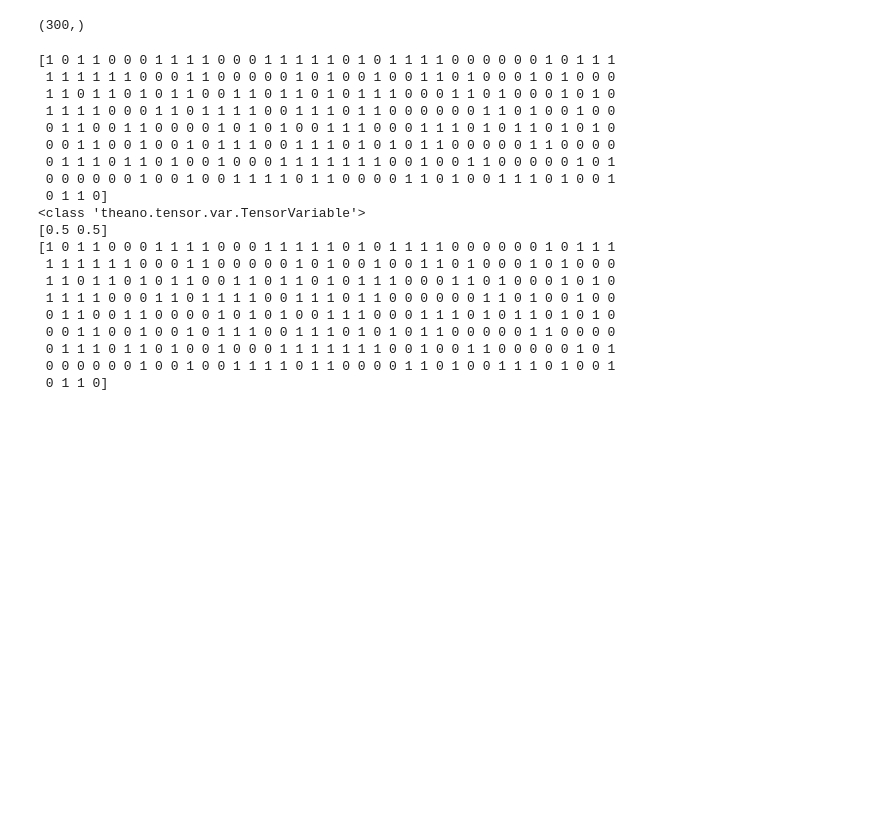
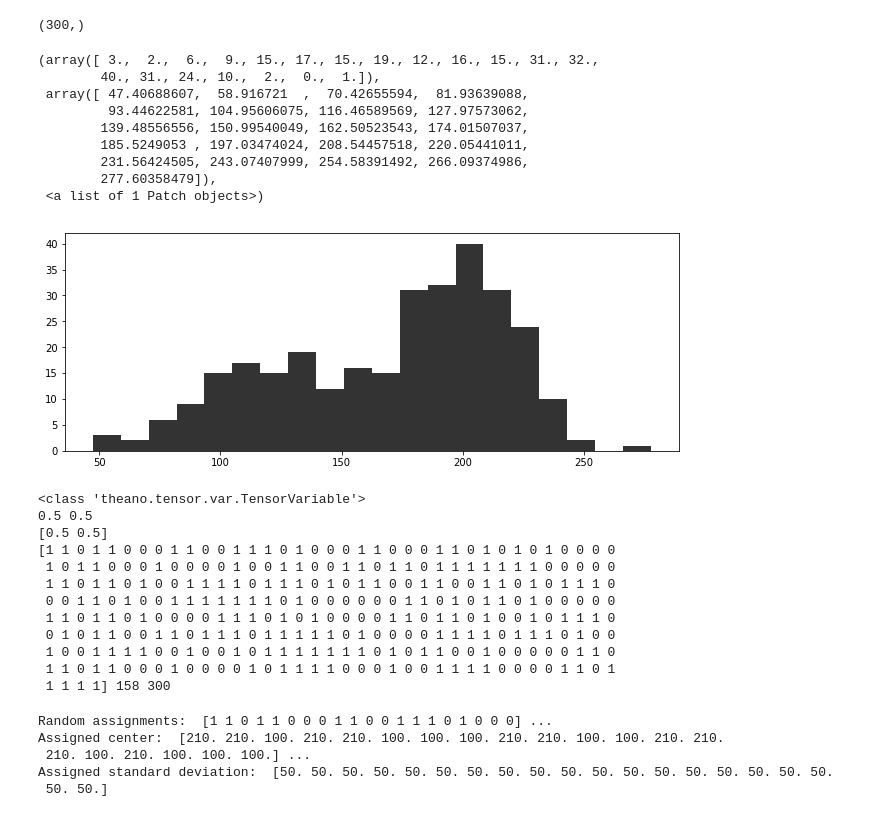
Before and after one commit to ctylim/PyMC-Learning, a Jupyter notebook: Work1/mcmc.ipynb, the cells around one changed output. Drawn from its saved outputs; the diff is of its cells as text; code cells hidden in the pictures; blank space fills up the shorter version.

```diff
--- a/Work1/mcmc.ipynb
+++ b/Work1/mcmc.ipynb
@@ -1,45 +1,48 @@
 # %%
 import pymc3 as pm
 import theano.tensor as T
 import numpy as np
 import matplotlib.pyplot as plt
 
 data = np.loadtxt("data/mixture_data.csv", delimiter=",")
 print(data.shape)
+plt.hist(data, bins=20, color="k", histtype="stepfilled", alpha=0.8)
 # %% [output]
 (300,)
+(array([ 3.,  2.,  6.,  9., 15., 17., 15., 19., 12., 16., 15., 31., 32.,
+        40., 31., 24., 10.,  2.,  0.,  1.]),
+ array([ 47.40688607,  58.916721  ,  70.42655594,  81.93639088,
+         93.44622581, 104.95606075, 116.46589569, 127.97573062,
+        139.48556556, 150.99540049, 162.50523543, 174.01507037,
+        185.5249053 , 197.03474024, 208.54457518, 220.05441011,
+        231.56424505, 243.07407999, 254.58391492, 266.09374986,
+        277.60358479]),
+ <a list of 1 Patch objects>)
+[figure, added]
 # %%
 with pm.Model() as model:
     p1 = pm.Uniform('p', 0, 1)
     p2 = 1 - p1
     p = T.stack([p1, p2])
     val = np.random.randint(0, 2, data.shape[0])
-    print(val)
     assignment = pm.Categorical("assignment", p,
                                 shape=data.shape[0],
                                 testval=val)
 
 print(type(p))
+print(p1.tag.test_value, p2.tag.test_value)
 print(p.tag.test_value)
-print(assignment.tag.test_value)
+print(assignment.tag.test_value, np.sum(assignment.tag.test_value), len(assignment.tag.test_value))
 # %% [output]
-[1 0 1 1 0 0 0 1 1 1 1 0 0 0 1 1 1 1 1 0 1 0 1 1 1 1 0 0 0 0 0 0 1 0 1 1 1
- 1 1 1 1 1 1 0 0 0 1 1 0 0 0 0 0 1 0 1 0 0 1 0 0 1 1 0 1 0 0 0 1 0 1 0 0 0
- 1 1 0 1 1 0 1 0 1 1 0 0 1 1 0 1 1 0 1 0 1 1 1 0 0 0 1 1 0 1 0 0 0 1 0 1 0
- 1 1 1 1 0 0 0 1 1 0 1 1 1 1 0 0 1 1 1 0 1 1 0 0 0 0 0 0 1 1 0 1 0 0 1 0 0
- 0 1 1 0 0 1 1 0 0 0 0 1 0 1 0 1 0 0 1 1 1 0 0 0 1 1 1 0 1 0 1 1 0 1 0 1 0
- 0 0 1 1 0 0 1 0 0 1 0 1 1 1 0 0 1 1 1 0 1 0 1 0 1 1 0 0 0 0 0 1 1 0 0 0 0
- 0 1 1 1 0 1 1 0 1 0 0 1 0 0 0 1 1 1 1 1 1 1 0 0 1 0 0 1 1 0 0 0 0 0 1 0 1
- 0 0 0 0 0 0 1 0 0 1 0 0 1 1 1 1 0 1 1 0 0 0 0 1 1 0 1 0 0 1 1 1 0 1 0 0 1
- 0 1 1 0]
 <class 'theano.tensor.var.TensorVariable'>
+0.5 0.5
 [0.5 0.5]
-[1 0 1 1 0 0 0 1 1 1 1 0 0 0 1 1 1 1 1 0 1 0 1 1 1 1 0 0 0 0 0 0 1 0 1 1 1
- 1 1 1 1 1 1 0 0 0 1 1 0 0 0 0 0 1 0 1 0 0 1 0 0 1 1 0 1 0 0 0 1 0 1 0 0 0
- 1 1 0 1 1 0 1 0 1 1 0 0 1 1 0 1 1 0 1 0 1 1 1 0 0 0 1 1 0 1 0 0 0 1 0 1 0
- 1 1 1 1 0 0 0 1 1 0 1 1 1 1 0 0 1 1 1 0 1 1 0 0 0 0 0 0 1 1 0 1 0 0 1 0 0
- 0 1 1 0 0 1 1 0 0 0 0 1 0 1 0 1 0 0 1 1 1 0 0 0 1 1 1 0 1 0 1 1 0 1 0 1 0
- 0 0 1 1 0 0 1 0 0 1 0 1 1 1 0 0 1 1 1 0 1 0 1 0 1 1 0 0 0 0 0 1 1 0 0 0 0
- 0 1 1 1 0 1 1 0 1 0 0 1 0 0 0 1 1 1 1 1 1 1 0 0 1 0 0 1 1 0 0 0 0 0 1 0 1
- 0 0 0 0 0 0 1 0 0 1 0 0 1 1 1 1 0 1 1 0 0 0 0 1 1 0 1 0 0 1 1 1 0 1 0 0 1
- 0 1 1 0]
+[1 1 0 1 1 0 0 0 1 1 0 0 1 1 1 0 1 0 0 0 1 1 0 0 0 1 1 0 1 0 1 0 1 0 0 0 0
+ 1 0 1 1 0 0 0 1 0 0 0 0 1 0 0 1 1 0 0 1 1 0 1 1 0 1 1 1 1 1 1 1 0 0 0 0 0
+ 1 1 0 1 1 0 1 0 0 1 1 1 1 0 1 1 1 0 1 0 1 1 0 0 1 1 0 0 1 1 0 1 0 1 1 1 0
+ 0 0 1 1 0 1 0 0 1 1 1 1 1 1 1 0 1 0 0 0 0 0 0 1 1 0 1 0 1 1 0 1 0 0 0 0 0
+ 1 1 0 1 1 0 1 0 0 0 0 1 1 1 0 1 0 1 0 0 0 0 1 1 0 1 1 0 1 0 0 1 0 1 1 1 0
+ 0 1 0 1 1 0 0 1 1 0 1 1 1 0 1 1 1 1 1 0 1 0 0 0 0 1 1 1 1 0 1 1 1 0 1 0 0
+ 1 0 0 1 1 1 1 0 0 1 0 0 1 0 1 1 1 1 1 1 1 0 1 0 1 1 0 0 1 0 0 0 0 0 1 1 0
+ 1 1 0 1 1 0 0 0 1 0 0 0 0 1 0 1 1 1 1 0 0 0 1 0 0 1 1 1 1 0 0 0 0 1 1 0 1
+ 1 1 1 1] 158 300
@@ -45,0 +62,10 @@ print(assignment.tag.test_value)
+# %%
+print("Random assignments: ", assignment.tag.test_value[:20], "...")
+print("Assigned center: ", center_i.tag.test_value[:20], "...")
+print("Assigned standard deviation: ", sd_i.tag.test_value[:20])
+# %% [output]
+Random assignments:  [1 1 0 1 1 0 0 0 1 1 0 0 1 1 1 0 1 0 0 0] ...
+Assigned center:  [210. 210. 100. 210. 210. 100. 100. 100. 210. 210. 100. 100. 210. 210.
+ 210. 100. 210. 100. 100. 100.] ...
+Assigned standard deviation:  [50. 50. 50. 50. 50. 50. 50. 50. 50. 50. 50. 50. 50. 50. 50. 50. 50. 50.
+ 50. 50.]
```
Also changed, not shown: parts of 6 cells of this notebook.
